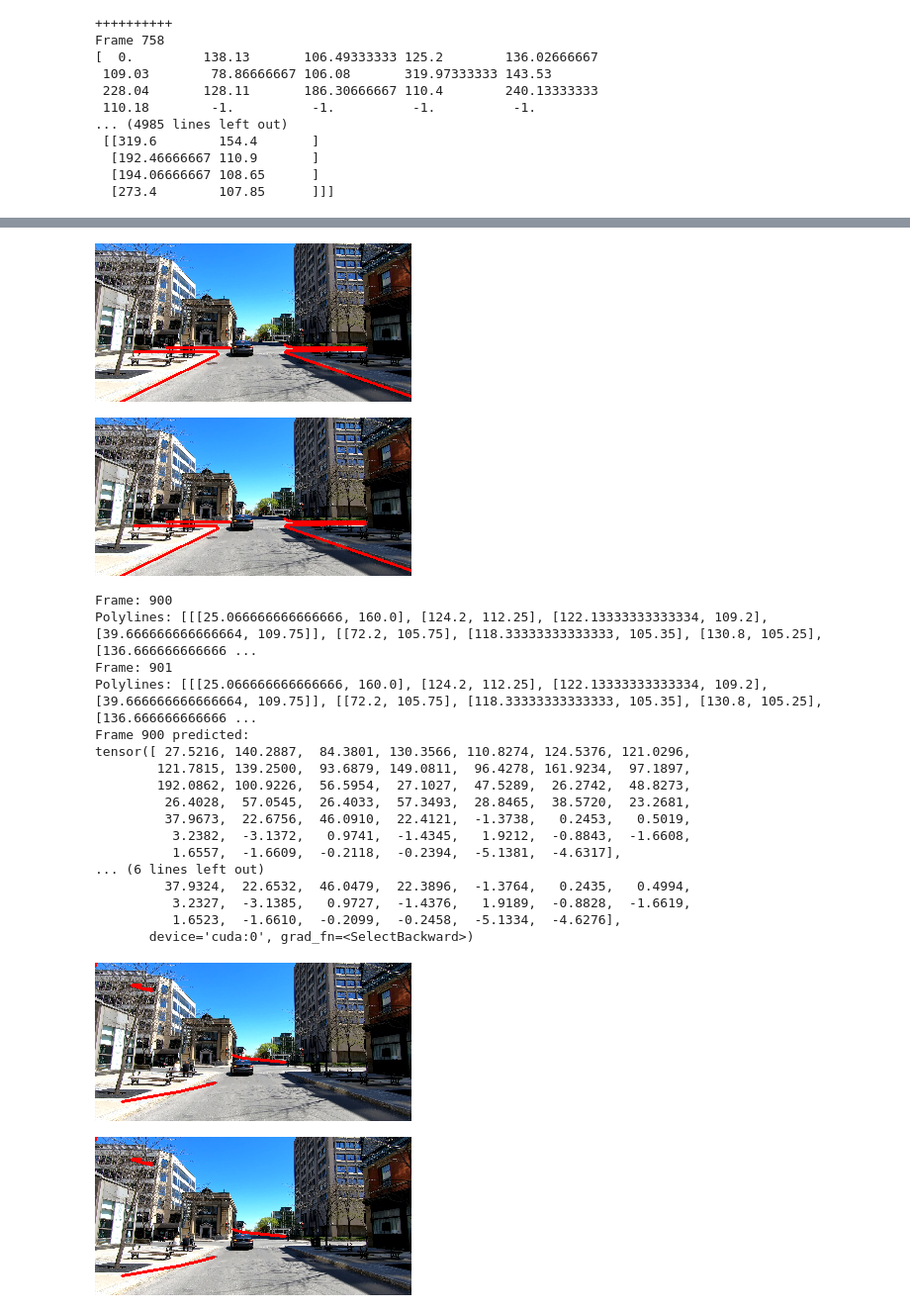
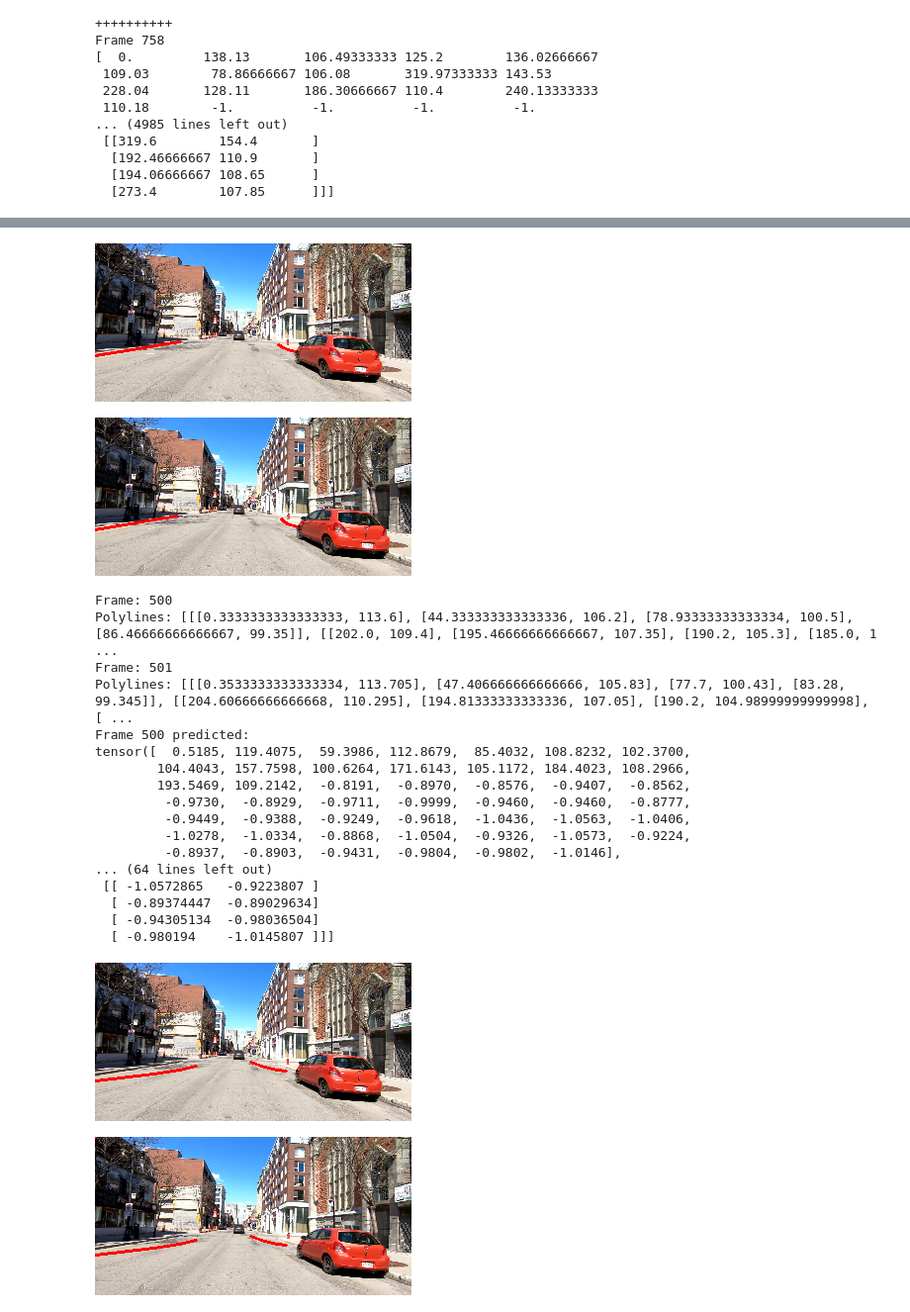
Before and after one commit to pAplakidis/OpenCRD, a Jupyter notebook: notebooks/train_test_re_colab.ipynb, the cells around one changed output, grey strips where cells are left out. Shown at 99% size. Saved outputs shown, nothing was run; the diff lists cells and outputs as text; code cells hidden in the pictures.

```diff
--- a/notebooks/train_test_re_colab.ipynb
+++ b/notebooks/train_test_re_colab.ipynb
@@ -289,13 +301,14 @@ Frame 758
 # %%
 # TRAINING PROCESS
 def train(frames, annotations, model):
-  loss_function = nn.MSELoss()
+  loss_function = nn.L1Loss() # mean absolute error
+  #loss_function = nn.MSELoss() # mean square error
   optim = torch.optim.Adam(model.parameters(), lr=0.1)  # TODO: try new learning rates (maybe increase the rate)
 
   losses, accuracies = [], []
-  #epochs = 11
-  epochs = 120
-  BS = 128  # TODO: try different BS (don't forget to change epochs as well)
+  # TODO: try different BS aand epochs
+  epochs = 11
+  BS = 64
 
   for epoch in range(epochs):
     print("[+] Epoch", epoch)
@@ -305,7 +318,6 @@ def train(frames, annotations, model):
       X_train = []
       Y_train = []
 
-      """
       rng = np.random.default_rng()
       samp = rng.choice(len(frames), size=BS, replace=False)
       for j in samp:
@@ -314,8 +326,8 @@ def train(frames, annotations, model):
         X_train.append(frame)
         flat_annot = serialize_polylines(annotations[j], model.n_coords, model.n_points, model.max_n_lines)
         Y_train.append([flat_annot])
+
       """
-
       # NOTE: this might work better here, but it is not compatible with multitask learning
       # without random sample
       for j in range(i, i+BS):
@@ -324,6 +336,7 @@ def train(frames, annotations, model):
         X_train.append(frame)
         flat_annot = serialize_polylines(annotations[j], model.n_coords, model.n_points, model.max_n_lines)
         Y_train.append([flat_annot])
+      """
       X = torch.tensor(np.array(X_train)).float().to(device)
       Y = torch.tensor(np.array(Y_train)).float().to(device)
 
@@ -340,7 +353,8 @@ def train(frames, annotations, model):
       # print stats
       loss = loss.item()
       #accuracy = accuracy.item()
-      losses.append(loss/10000) # /10000 so that we can see it in the graph
+      losses.append(loss/100) # /100 so that we can see it in the graph
+      #losses.append(loss/10000) # /10000 so that we can see it in the graph
       #accuracies.append(accuracy)
       #t.set_description("loss %.2f accuracy %.2f out %.2f" % (loss, accuracy, out.mean().item()))
       t.set_description("loss %.2f out %.2f" % (loss, out.mean().item()))
@@ -372,9 +386,7 @@ for i in trange(1, len(video_files)):
     all_annotations = np.concatenate((all_annotations, annotations), axis=0)
 
 frames, labels = [], [] # free up memory
-print(all_frames.shape)
-print(all_annotations.shape)
-print("[+] Training mode ...")
+print("[+] Training model ...")
 model = train(all_frames, all_annotations[:-1], model)
 print("[+] Trained model on all data files")
 # %% [output]
@@ -405,8 +442,9 @@ def load_model(path):
   model.eval()
   print("Loaded model from", path)
   return model
-#model_path = "/content/drive/MyDrive/OpenCRD_dataset/models/re_detector.pth"
-model_path = "/content/drive/MyDrive/OpenCRD_dataset/models/re_detector_nonrandom.pth"
+model_path = "/content/drive/MyDrive/OpenCRD_dataset/models/re_detector.pth"
+#model_path = "/content/drive/MyDrive/OpenCRD_dataset/models/re_detector_nonrandom.pth"
+#model_path = "/content/drive/MyDrive/OpenCRD_dataset/models/re_detector_nonrandom_big.pth"
 model = load_model(model_path).to(device)
 print(model)
 # %% [output]
@@ -436,61 +478,63 @@ def draw_polylines(frame, polylines):
     frame = cv2.polylines(frame, np.int32([polyline]), False, (0, 0, 255), 2)
   return frame
 
-eval_path = "/content/drive/MyDrive/OpenCRD_dataset/city_3.mp4"
-annot_path = "/content/drive/MyDrive/OpenCRD_dataset/city_3_annotations.xml"
+eval_path = "/content/drive/MyDrive/OpenCRD_dataset/city_2.mp4"
+annot_path = "/content/drive/MyDrive/OpenCRD_dataset/city_2_annotations.xml"
 
 frames, annotations = get_data(eval_path, annot_path)
-idx = 900
+idx = 500
 
 frame1 = cv2.resize(cv2.cvtColor(frames[idx], cv2.COLOR_BGR2RGB), (W,H))
 frame2 = cv2.resize(cv2.cvtColor(frames[idx+1], cv2.COLOR_BGR2RGB), (W,H))
 eval_frame1 = cv2.resize(cv2.cvtColor(frames[idx], cv2.COLOR_BGR2RGB), (W,H))
 eval_frame2 = cv2.resize(cv2.cvtColor(frames[idx+1], cv2.COLOR_BGR2RGB), (W,H))
 cv2_imshow(draw_polylines(frame1, annotations[idx]))
 cv2_imshow(draw_polylines(frame2, annotations[idx+1]))
 print("Frame:", idx)
 print("Polylines:", annotations[idx])
 print("Frame:", idx+1)
 print("Polylines:", annotations[idx+1])
 
 # forward to model
 X_test1 = np.moveaxis(frame1, -1, 0)
 X_test2 = np.moveaxis(frame2, -1, 0)
 X_test = []
 X_test.append(X_test1)
 X_test.append(X_test2)
 X_test = np.array(X_test)
 X = torch.tensor(X_test).float().to(device)
 
 model.eval()
 Y_pred = model(X)
 print("Frame", idx, "predicted:")
 print(Y_pred[0])
 polylines1 = deserialize_polylines(Y_pred[0].cpu().detach().numpy(), model.n_coords, model.n_points, model.max_n_lines)
+print(polylines1)
 print("Frame", idx+1, "predicted:")
 print(Y_pred[1])
 polylines2 = deserialize_polylines(Y_pred[1].cpu().detach().numpy(), model.n_coords, model.n_points, model.max_n_lines)
+print(polylines2)
 cv2_imshow(draw_polylines(eval_frame1, polylines1))
 cv2_imshow(draw_polylines(eval_frame2, polylines2))
 # %% [output]
-[figure, old version]
+[figure, new version]
-[figure, old version]
+[figure, new version]
-Frame: 900
-Polylines: [[[25.066666666666666, 160.0], [124.2, 112.25], [122.13333333333334, 109.2], [39.666666666666664, 109.75]], [[72.2, 105.75], [118.33333333333333, 105.35], [130.8, 105.25], [136.666666666666 ...
-Frame: 901
-Polylines: [[[25.066666666666666, 160.0], [124.2, 112.25], [122.13333333333334, 109.2], [39.666666666666664, 109.75]], [[72.2, 105.75], [118.33333333333333, 105.35], [130.8, 105.25], [136.666666666666 ...
-Frame 900 predicted:
-tensor([ 27.5216, 140.2887,  84.3801, 130.3566, 110.8274, 124.5376, 121.0296,
-        121.7815, 139.2500,  93.6879, 149.0811,  96.4278, 161.9234,  97.1897,
-        192.0862, 100.9226,  56.5954,  27.1027,  47.5289,  26.2742,  48.8273,
-         26.4028,  57.0545,  26.4033,  57.3493,  28.8465,  38.5720,  23.2681,
-         37.9673,  22.6756,  46.0910,  22.4121,  -1.3738,   0.2453,   0.5019,
-          3.2382,  -3.1372,   0.9741,  -1.4345,   1.9212,  -0.8843,  -1.6608,
-          1.6557,  -1.6609,  -0.2118,  -0.2394,  -5.1381,  -4.6317],
-... (6 lines left out)
-         37.9324,  22.6532,  46.0479,  22.3896,  -1.3764,   0.2435,   0.4994,
-          3.2327,  -3.1385,   0.9727,  -1.4376,   1.9189,  -0.8828,  -1.6619,
-          1.6523,  -1.6610,  -0.2099,  -0.2458,  -5.1334,  -4.6276],
-       device='cuda:0', grad_fn=<SelectBackward>)
+Frame: 500
+Polylines: [[[0.3333333333333333, 113.6], [44.333333333333336, 106.2], [78.93333333333334, 100.5], [86.46666666666667, 99.35]], [[202.0, 109.4], [195.46666666666667, 107.35], [190.2, 105.3], [185.0, 1 ...
+Frame: 501
+Polylines: [[[0.3533333333333334, 113.705], [47.406666666666666, 105.83], [77.7, 100.43], [83.28, 99.345]], [[204.60666666666668, 110.295], [194.81333333333336, 107.05], [190.2, 104.98999999999998], [ ...
+Frame 500 predicted:
+tensor([  0.5185, 119.4075,  59.3986, 112.8679,  85.4032, 108.8232, 102.3700,
+        104.4043, 157.7598, 100.6264, 171.6143, 105.1172, 184.4023, 108.2966,
+        193.5469, 109.2142,  -0.8191,  -0.8970,  -0.8576,  -0.9407,  -0.8562,
+         -0.9730,  -0.8929,  -0.9711,  -0.9999,  -0.9460,  -0.9460,  -0.8777,
+         -0.9449,  -0.9388,  -0.9249,  -0.9618,  -1.0436,  -1.0563,  -1.0406,
+         -1.0278,  -1.0334,  -0.8868,  -1.0504,  -0.9326,  -1.0573,  -0.9224,
+         -0.8937,  -0.8903,  -0.9431,  -0.9804,  -0.9802,  -1.0146],
+... (64 lines left out)
+ [[ -1.0572865   -0.9223807 ]
+  [ -0.89374447  -0.89029634]
+  [ -0.94305134  -0.98036504]
+  [ -0.980194    -1.0145807 ]]]
-[figure, old version]
+[figure, new version]
-[figure, old version]
+[figure, new version]
```
Also changed, not shown: parts of 6 cells of this notebook, 6 other files.
